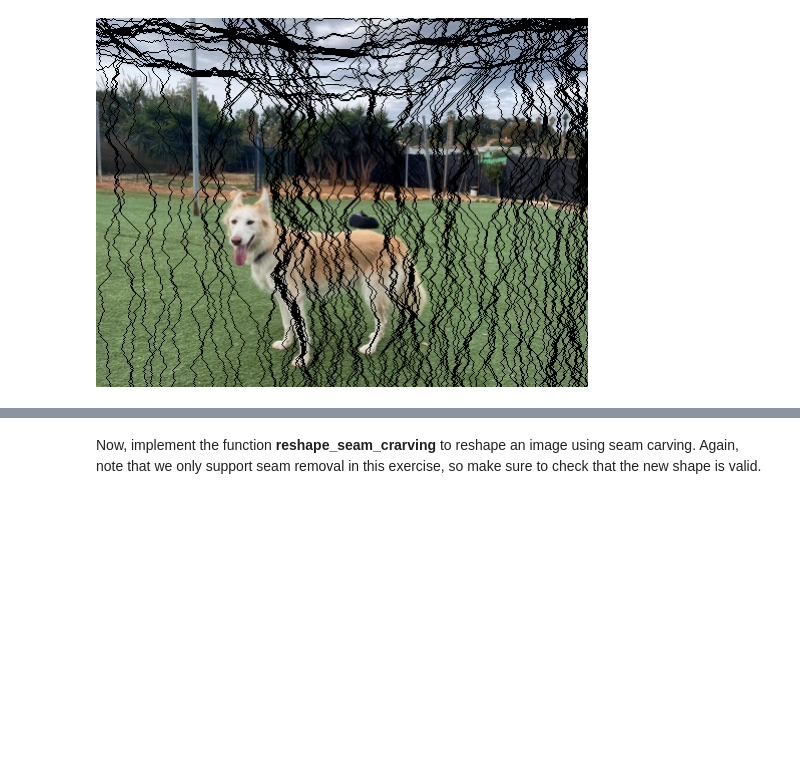
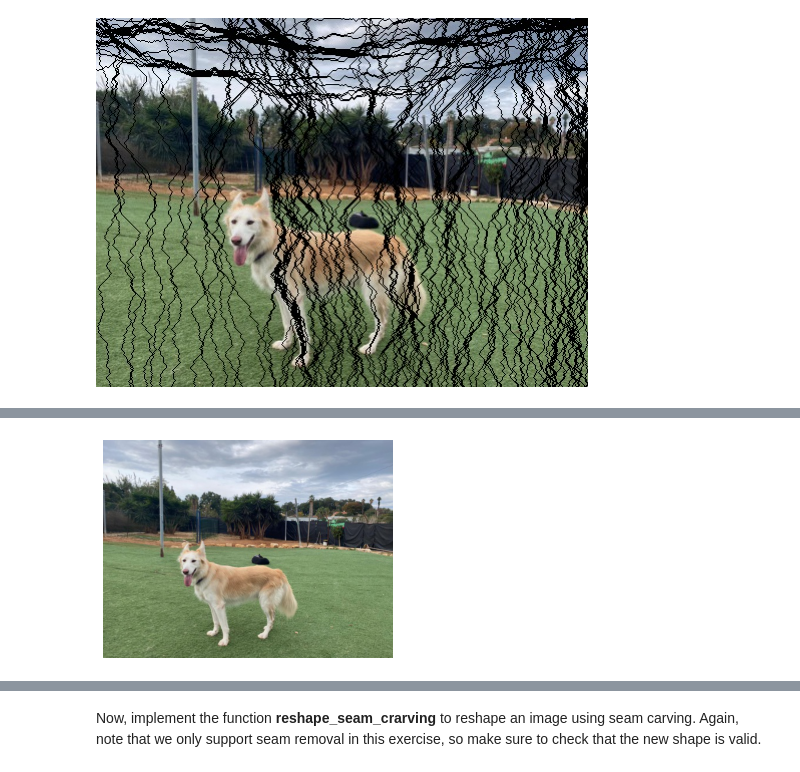
Before and after one commit to liavt/graphics-hw, a Jupyter notebook: Seam Carving.ipynb, the cells around one changed output, grey strips where cells are left out. Saved outputs shown, nothing was run; the diff lists cells and outputs as text; code cells hidden in the pictures; blank space fills up the shorter version.

```diff
--- a/Seam Carving.ipynb
+++ b/Seam Carving.ipynb
@@ -140,3 +142,7 @@ As we are only implementing seam removal in this exercise, make sure to check th
+# %%
+show_image(seam_carving.flippa_back(seam_carving.flippa_left(image.copy())))
+# %% [output]
+[figure, added]
 # %%
 #show_image(seam_carving.reshape_seam_crarving(image,[100,300], None))
 # %%
```
Also changed, not shown: parts of 8 cells of this notebook, 2 other files.
